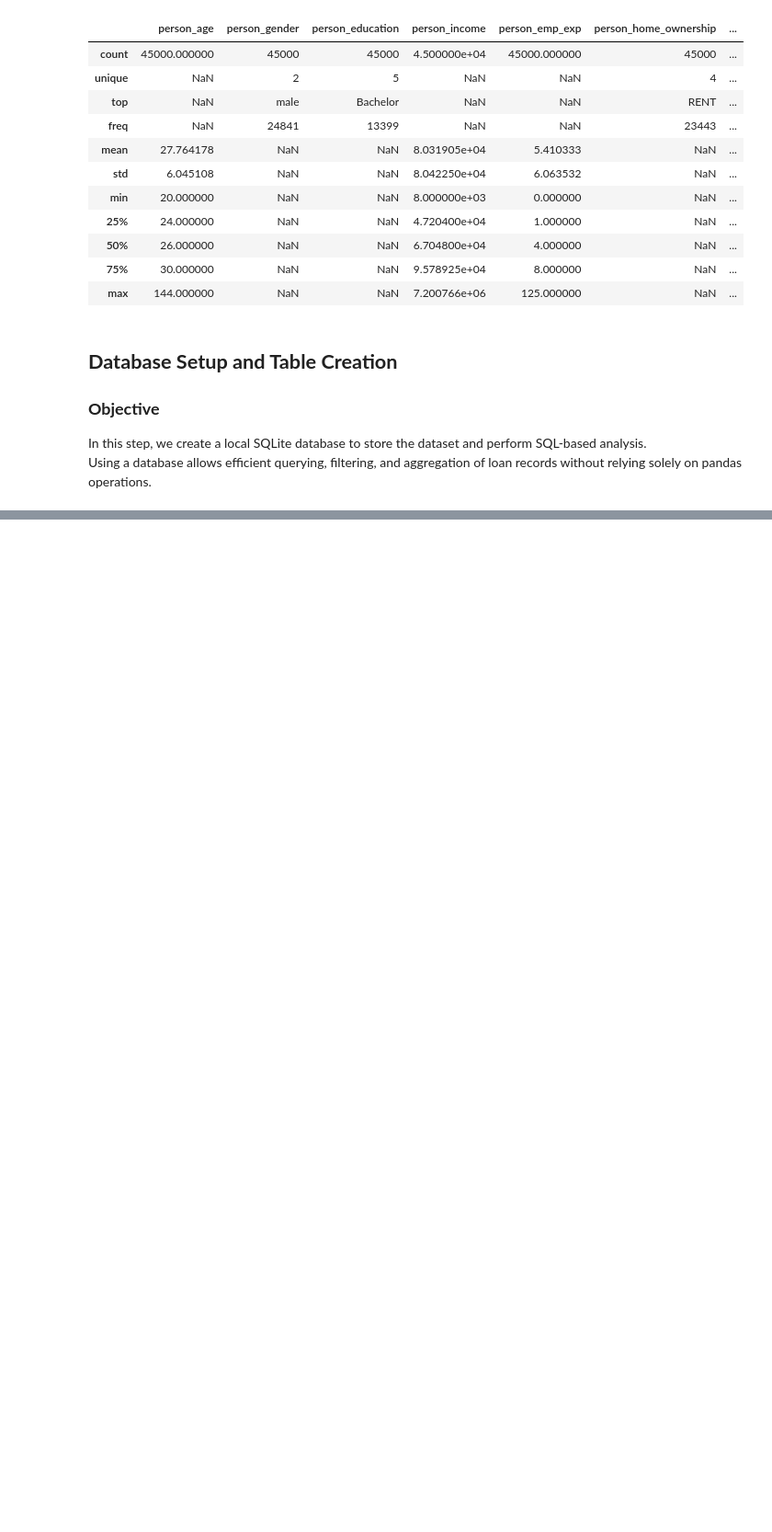
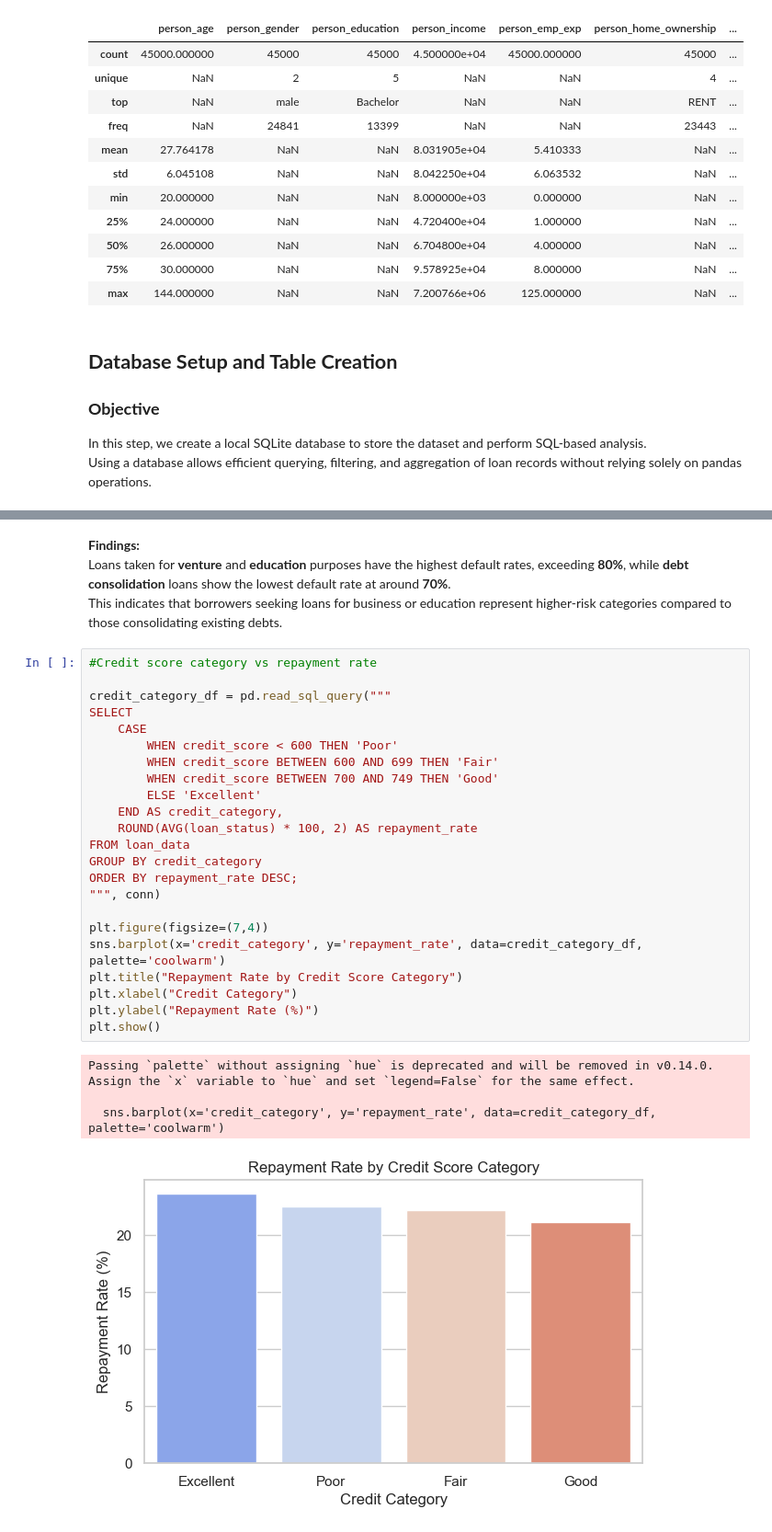
Before and after one commit to LinetLydia/Bank_Loans_Analysis, a Jupyter notebook: bank_loan.ipynb, the cells around one changed output, grey strips where cells are left out. Shown at 92% size. Cells and saved outputs as stored; diff of their text form; blank space fills up the shorter version.

```diff
--- a/bank_loan.ipynb
+++ b/bank_loan.ipynb
@@ -414,0 +462,32 @@ From this SQL-based EDA, you will uncover:
+# %% [markdown]
+**Findings:**
+Loans taken for **venture** and **education** purposes have the highest default rates, exceeding **80%**, while **debt consolidation** loans show the lowest default rate at around **70%**.
+This indicates that borrowers seeking loans for business or education represent higher-risk categories compared to those consolidating existing debts.
+# %%
+#Credit score category vs repayment rate
+
+credit_category_df = pd.read_sql_query("""
+SELECT
+    CASE
+        WHEN credit_score < 600 THEN 'Poor'
+        WHEN credit_score BETWEEN 600 AND 699 THEN 'Fair'
+        WHEN credit_score BETWEEN 700 AND 749 THEN 'Good'
+        ELSE 'Excellent'
+    END AS credit_category,
+    ROUND(AVG(loan_status) * 100, 2) AS repayment_rate
+FROM loan_data
+GROUP BY credit_category
+ORDER BY repayment_rate DESC;
+""", conn)
+
+plt.figure(figsize=(7,4))
+sns.barplot(x='credit_category', y='repayment_rate', data=credit_category_df, palette='coolwarm')
+plt.title("Repayment Rate by Credit Score Category")
+plt.xlabel("Credit Category")
+plt.ylabel("Repayment Rate (%)")
+plt.show()
+# %% [output]
+Passing `palette` without assigning `hue` is deprecated and will be removed in v0.14.0. Assign the `x` variable to `hue` and set `legend=False` for the same effect.
+
+  sns.barplot(x='credit_category', y='repayment_rate', data=credit_category_df, palette='coolwarm')
+[figure, added]
```
Also changed, not shown: parts of 31 cells of this notebook.
